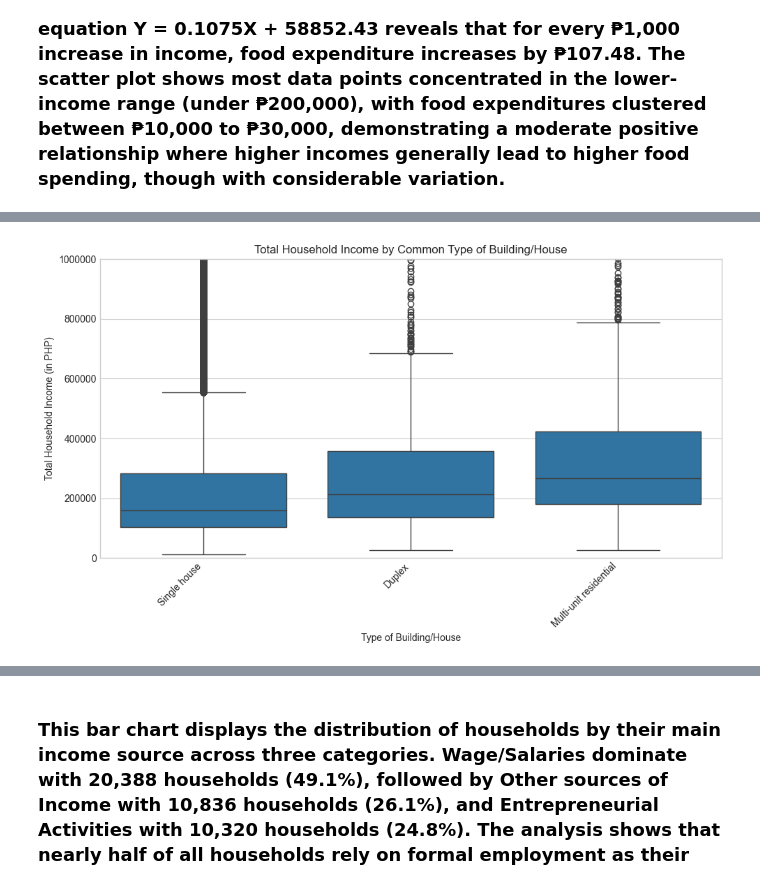
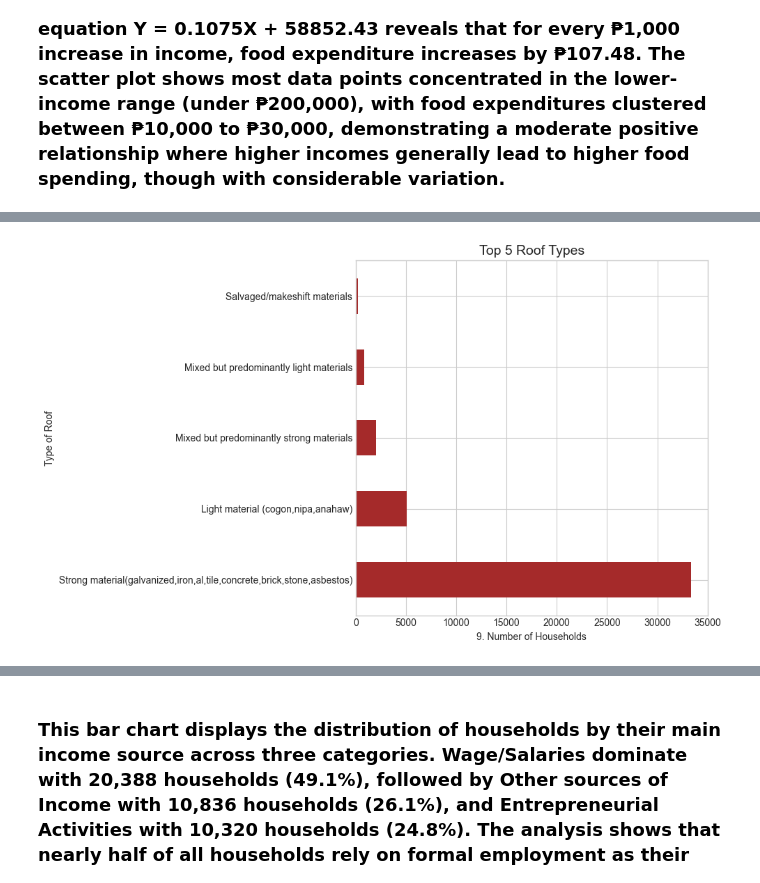
Before and after one commit to Johnjsp/Titanic_Machine_Learning, a Jupyter notebook: Project6/FINALSPROJECT.ipynb, the cells around one changed output, grey strips where cells are left out. Cells and saved outputs as stored; diff of their text form; code cells hidden in the pictures.

```diff
--- a/Project6/FINALSPROJECT.ipynb
+++ b/Project6/FINALSPROJECT.ipynb
@@ -428,63 +439,33 @@ Top income combinations (Family Size, Employed Members):
 # %%
-from scipy import stats
-print("=== Prediction: Income by House Type ===\n")
+print("\n\n=== Prediction 9: Roof Materials Prediction ===\n")
 
-# Get common house types (top types by count)
-house_type_counts = df['House Type'].value_counts()
-common_house_types = house_type_counts[house_type_counts >= 500].index
-df_common_house = df[df['House Type'].isin(common_house_types)]
+if 'Type of Roof' in df.columns:
+    roof_types = df['Type of Roof'].value_counts()
+    most_common = roof_types.index[0]
+    most_common_pct = (roof_types.iloc[0] / len(df)) * 100
 
-# Statistical predictions for each house type
-print("Income Statistics by House Type:\n")
-for house_type in common_house_types:
-    house_data = df_common_house[df_common_house['House Type'] == house_type]['Total Household Income']
+    print("Most Common Roof Types:")
+    for roof, count in roof_types.head(5).items():
+        print(f"  {roof}: {count:,} ({count/len(df)*100:.1f}%)")
 
-    mean_income = house_data.mean()
-    median_income = house_data.median()
-    std_income = house_data.std()
-    q1 = house_data.quantile(0.25)
-    q3 = house_data.quantile(0.75)
+    print(f"\nPrediction: {most_common_pct:.1f}% of households use {most_common}")
+    print(f"This is the dominant roofing material in the region")
 
-    print(f"{house_type}:")
-    print(f"  Mean Income: ₱{mean_income:,.2f}")
-    print(f"  Median Income: ₱{median_income:,.2f}")
-    print(f"  Std Dev: ₱{std_income:,.2f}")
-    print(f"  Q1 (25th percentile): ₱{q1:,.2f}")
-    print(f"  Q3 (75th percentile): ₱{q3:,.2f}")
-    print(f"  Interquartile Range: ₱{(q3-q1):,.2f}")
-    print()
+    # Predict strong vs light materials
+    strong_materials = ['Strong material', 'concrete', 'galvanized', 'iron', 'metal', 'tile']
+    strong_count = 0
+    for roof_type in roof_types.index:
+        if any(material in roof_type.lower() for material in strong_materials):
+            strong_count += roof_types[roof_type]
 
-# ANOVA test to check if income differs significantly by house type
-house_types_data = [df_common_house[df_common_house['House Type'] == ht]['Total Household Income'].dropna()
-                    for ht in common_house_types]
-f_stat, p_value = stats.f_oneway(*house_types_data)
+    strong_pct = (strong_count / len(df)) * 100
+    print(f"\nStrong/durable roofing: {strong_pct:.1f}% of households")
+    print(f"Light/makeshift roofing: {100-strong_pct:.1f}% of households")
 
-print(f"ANOVA Test Results:")
-print(f"  F-statistic: {f_stat:.2f}")
-print(f"  P-value: {p_value:.4f}")
-if p_value < 0.05:
-    print("  → Income SIGNIFICANTLY differs by house type (p < 0.05)")
-else:
-    print("  → No significant difference in income by house type")
-
-# Predictions
-print("\n=== Income Predictions by House Type ===")
-sorted_by_median = df_common_house.groupby('House Type')['Total Household Income'].median().sort_values(ascending=False)
-print(f"\nHighest median income: {sorted_by_median.index[0]} (₱{sorted_by_median.iloc[0]:,.2f})")
-print(f"Lowest median income: {sorted_by_median.index[-1]} (₱{sorted_by_median.iloc[-1]:,.2f})")
-print(f"Income difference: ₱{(sorted_by_median.iloc[0] - sorted_by_median.iloc[-1]):,.2f}")
-
-# Visualization
-plt.figure(figsize=(10, 6))
-sns.boxplot(x='House Type', y='Total Household Income', data=df_common_house)
-plt.title('Total Household Income by Common Type of Building/House')
-plt.xlabel('Type of Building/House')
-plt.ylabel('Total Household Income (in PHP)')
-plt.xticks(rotation=45, ha='right')
-plt.ylim(0, 1000000)
-plt.ticklabel_format(style='plain', axis='y')
-plt.tight_layout()
-plt.show()
-
-print("\n=== Prediction Complete ===")
+    plt.figure(figsize=(10, 6))
+    roof_types.head(5).plot(kind='barh', color='brown')
+    plt.title('Top 5 Roof Types', fontsize=14)
+    plt.xlabel('9. Number of Households')
+    plt.tight_layout()
+    plt.show()
 # %% [output]
@@ -508 +486 @@ Income difference: ₱107,266.00
-[figure, old version]
+[figure, new version]
```
Also changed, not shown: parts of 12 cells of this notebook.
